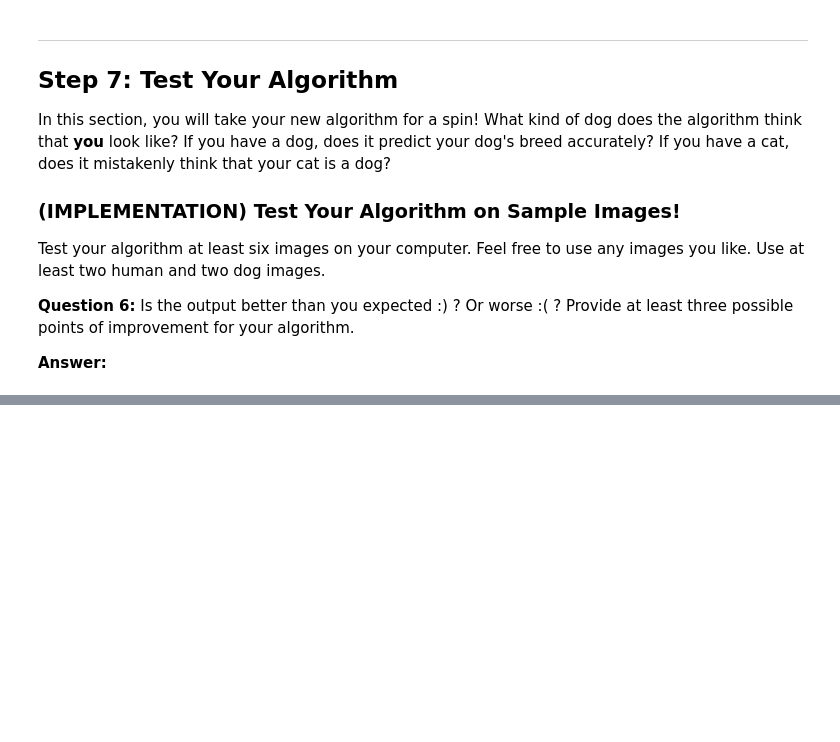
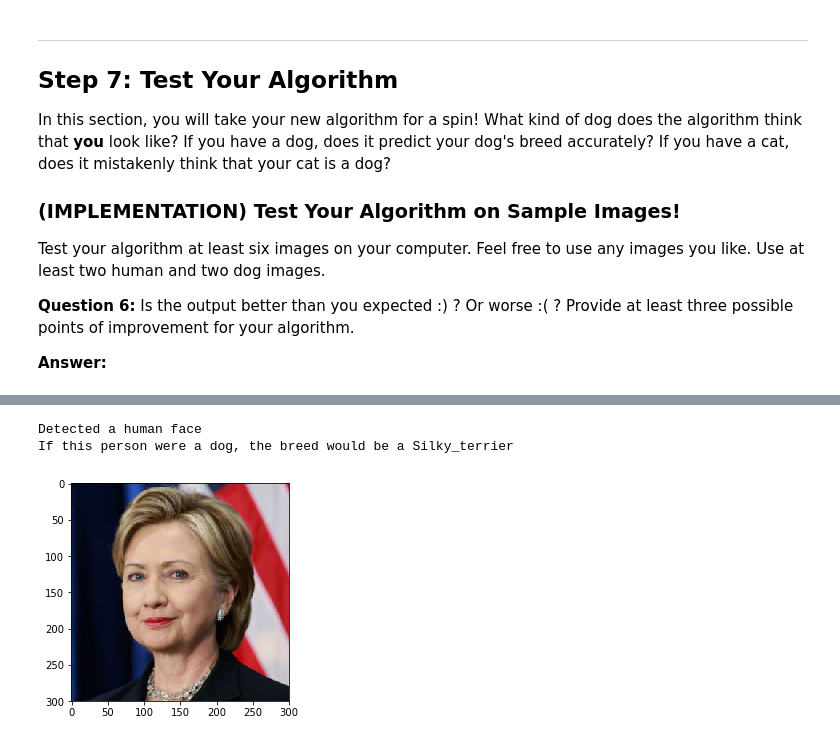
Before and after one commit to tingtingr/dogbreedclassifier, a Jupyter notebook: dog_app.ipynb, the cells around one changed output, grey strips where cells are left out. Cells and saved outputs as stored; diff of their text form; code cells hidden in the pictures; blank space fills up the shorter version.

```diff
--- a/dog_app.ipynb
+++ b/dog_app.ipynb
@@ -792,0 +880,6 @@ __Answer:__
+# %%
+predict_breed("images/clinton.jpg")
+# %% [output]
+Detected a human face
+If this person were a dog, the breed would be a Silky_terrier
+[figure, added]
```
Also changed, not shown: parts of 37 cells of this notebook, 12 other files.
